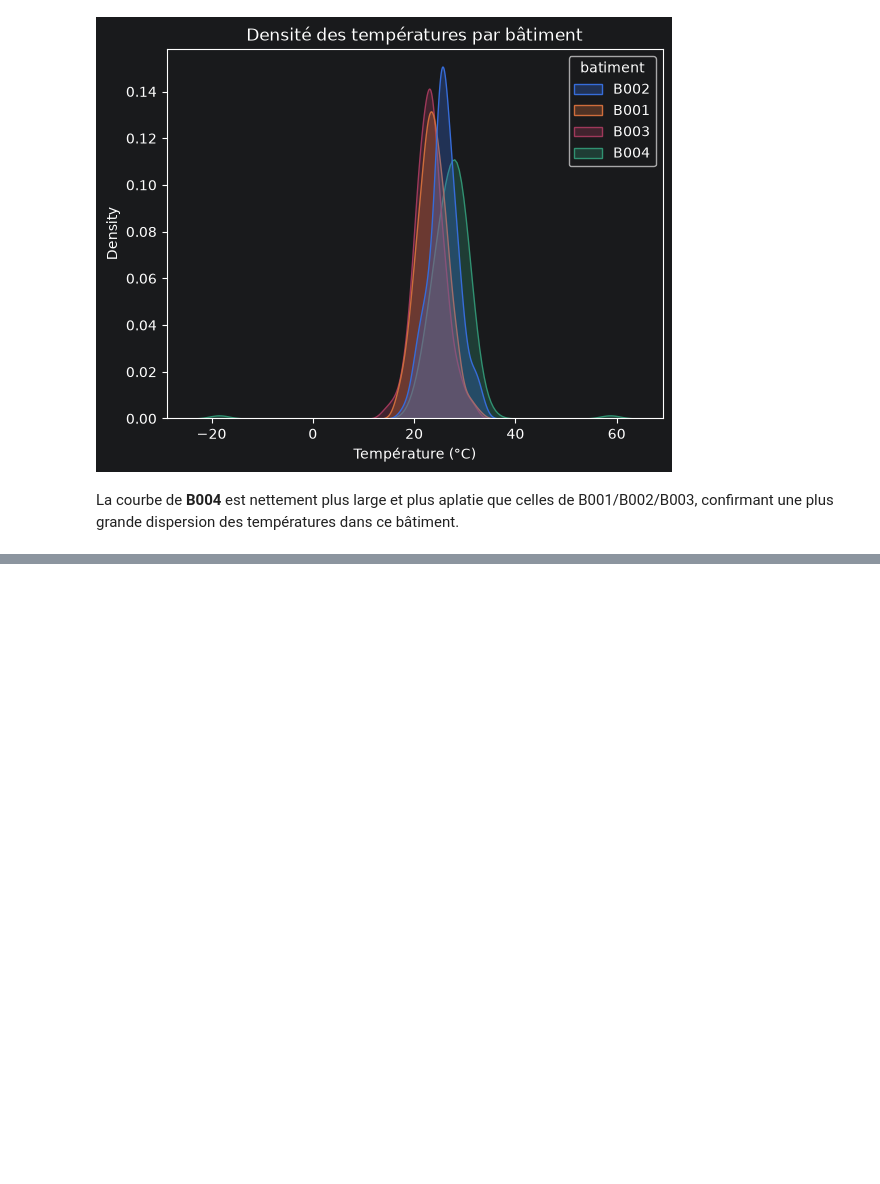
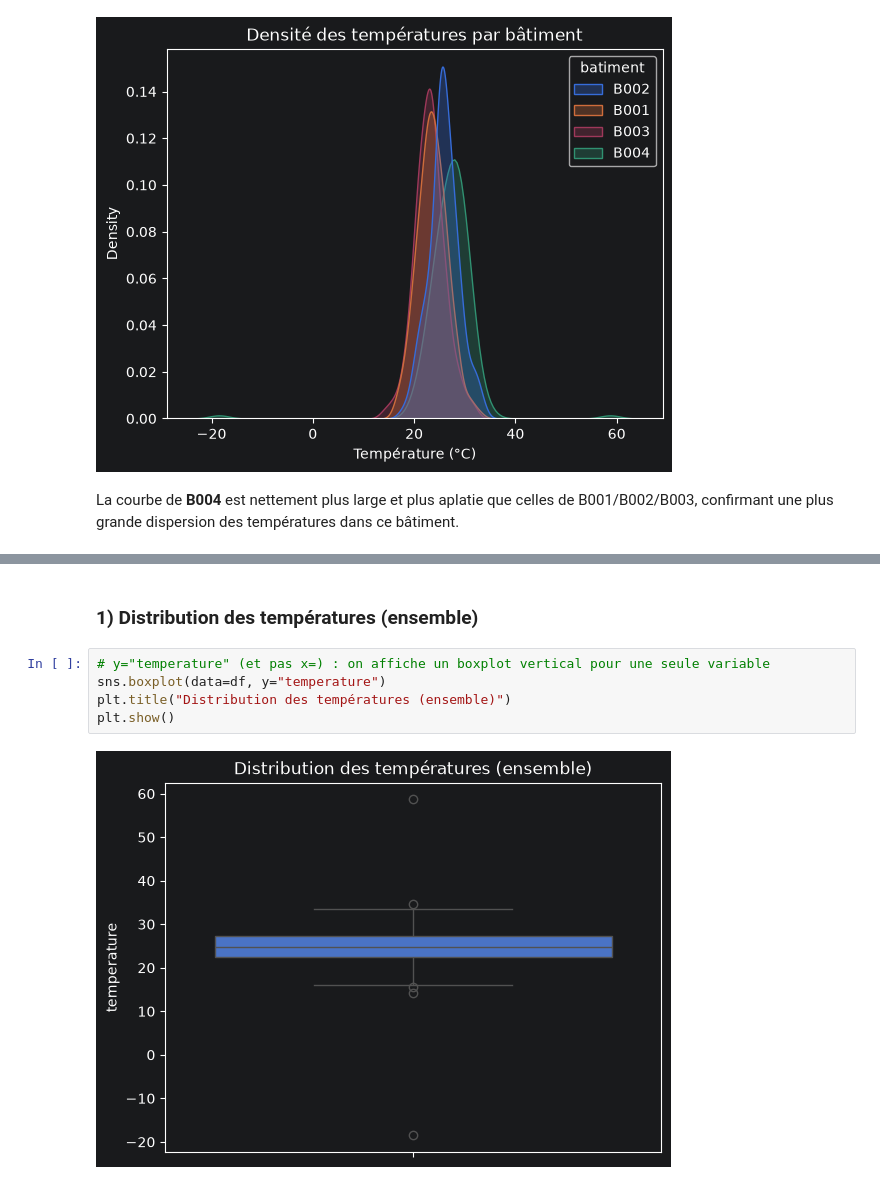
Before and after one commit to Abdouaziz2/atelier_seaborn_iot, a Jupyter notebook: notebooks/atelier_seaborn_iot.ipynb, the cells around one changed output, grey strips where cells are left out. Drawn from its saved outputs; the diff is of its cells as text; blank space fills up the shorter version.

Commit message:
Partie 3 – Distribution d'une variable avec boxplot()

```diff
--- a/notebooks/atelier_seaborn_iot.ipynb
+++ b/notebooks/atelier_seaborn_iot.ipynb
@@ -213,0 +221,9 @@ confirmant une plus grande dispersion des températures dans ce bâtiment.
+# %% [markdown]
+### 1) Distribution des températures (ensemble)
+# %%
+# y="temperature" (et pas x=) : on affiche un boxplot vertical pour une seule variable
+sns.boxplot(data=df, y="temperature")
+plt.title("Distribution des températures (ensemble)")
+plt.show()
+# %% [output]
+[figure, added]
```
Also changed, not shown: parts of 5 cells of this notebook.
